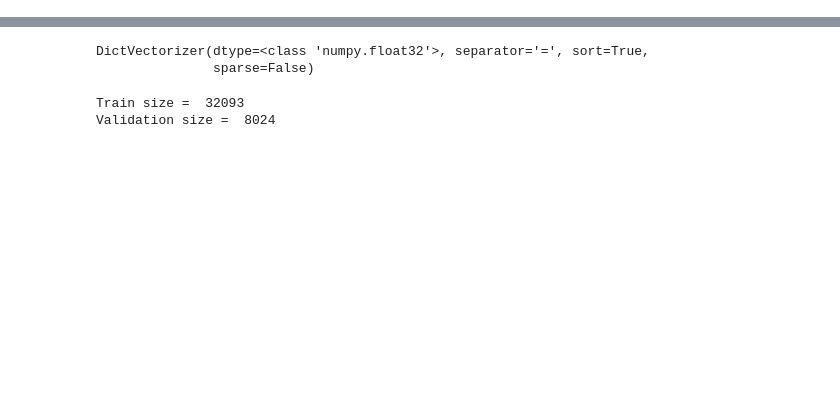
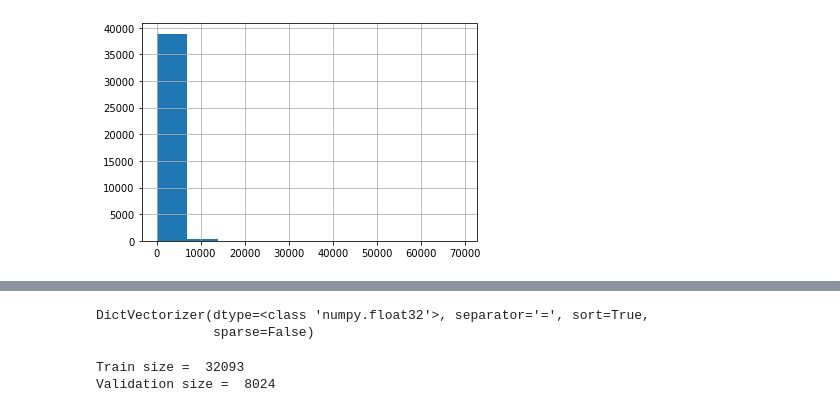
Before and after one commit to LezhankinaAI/Diploma, a Jupyter notebook: Experiments with static features.ipynb, the cells around one changed output, grey strips where cells are left out. Saved outputs shown, nothing was run; the diff lists cells and outputs as text; code cells hidden in the pictures; blank space fills up the shorter version.

```diff
--- a/Experiments with static features.ipynb
+++ b/Experiments with static features.ipynb
@@ -55,0 +166,2 @@ plt.hist(data['Log1pViews'], bins=20);
+# %%
+data = pd.read_csv('CAGBUS.csv')
@@ -55,0 +201,5 @@ plt.hist(data['Log1pViews'], bins=20);
+# %%
+data.duration.hist()
+plt.show()
+# %% [output]
+[figure, added]
```
Also changed, not shown: parts of 40 cells of this notebook.
